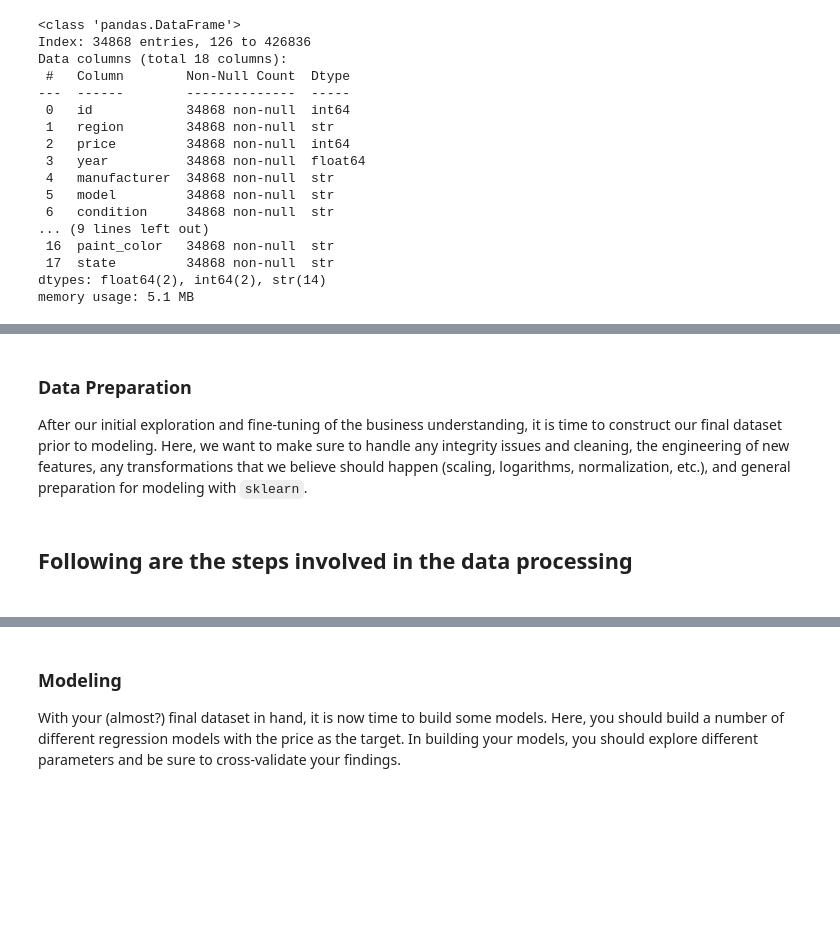
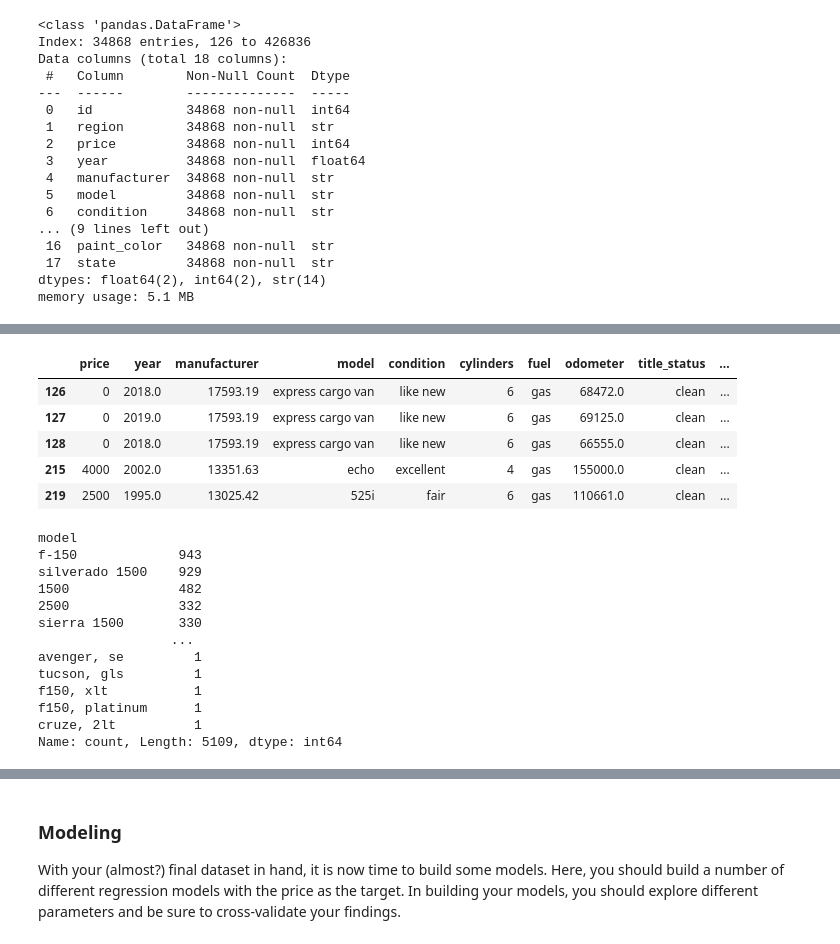
Before and after one commit to timeless81/Module-11---Used-Cars, a Jupyter notebook: prompt_II.ipynb, the cells around one changed output, grey strips where cells are left out. Saved outputs shown, nothing was run; the diff lists cells and outputs as text; code cells hidden in the pictures; blank space fills up the shorter version.

```diff
--- a/prompt_II.ipynb
+++ b/prompt_II.ipynb
@@ -134,7 +149,32 @@ After considering the business understanding, we want to get familiar with our d
-# %% [markdown]
-### Data Preparation
-
-After our initial exploration and fine-tuning of the business understanding, it is time to construct our final dataset prior to modeling.  Here, we want to make sure to handle any integrity issues and cleaning, the engineering of new features, any transformations that we believe should happen (scaling, logarithms, normalization, etc.), and general preparation for modeling with `sklearn`.
-# %% [markdown]
-## Following are the steps involved in the data processing
-###
+# %%
+pd.reset_option('display.max_rows')
+df['manufacturer'].value_counts()
+
+# There are 41 car manufacturers, doing one hot encoding would result in a sparse data and it elevates the risks of overfitting.
+# Car manufacturer brand is important for price therefore replacing the average price of that model as the manufacture
+
+df['manufacturer'] = df['manufacturer'].map(df.groupby('manufacturer')['price'].mean().round(2))
+df.head()
+# %% [output]
+|  | price | year | manufacturer | model | condition | cylinders | fuel | odometer | title_status | ... |
+| 126 | 0 | 2018.0 | 17593.19 | express cargo van | like new | 6 | gas | 68472.0 | clean | ... |
+| 127 | 0 | 2019.0 | 17593.19 | express cargo van | like new | 6 | gas | 69125.0 | clean | ... |
+| 128 | 0 | 2018.0 | 17593.19 | express cargo van | like new | 6 | gas | 66555.0 | clean | ... |
+| 215 | 4000 | 2002.0 | 13351.63 | echo | excellent | 4 | gas | 155000.0 | clean | ... |
+| 219 | 2500 | 1995.0 | 13025.42 | 525i | fair | 6 | gas | 110661.0 | clean | ... |
+# %%
+df['model'].value_counts()
+# %% [output]
+model
+f-150             943
+silverado 1500    929
+1500              482
+2500              332
+sierra 1500       330
+                 ...
+avenger, se         1
+tucson, gls         1
+f150, xlt           1
+f150, platinum      1
+cruze, 2lt          1
+Name: count, Length: 5109, dtype: int64
```
Also changed, not shown: parts of 16 cells of this notebook.
